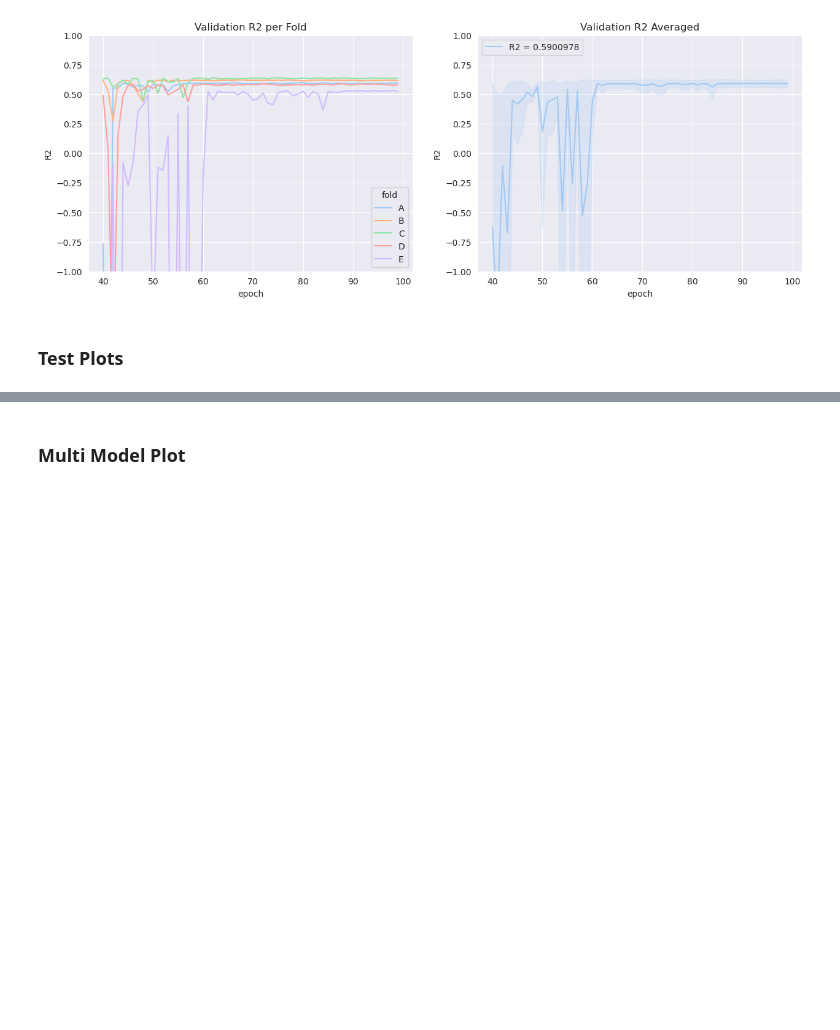
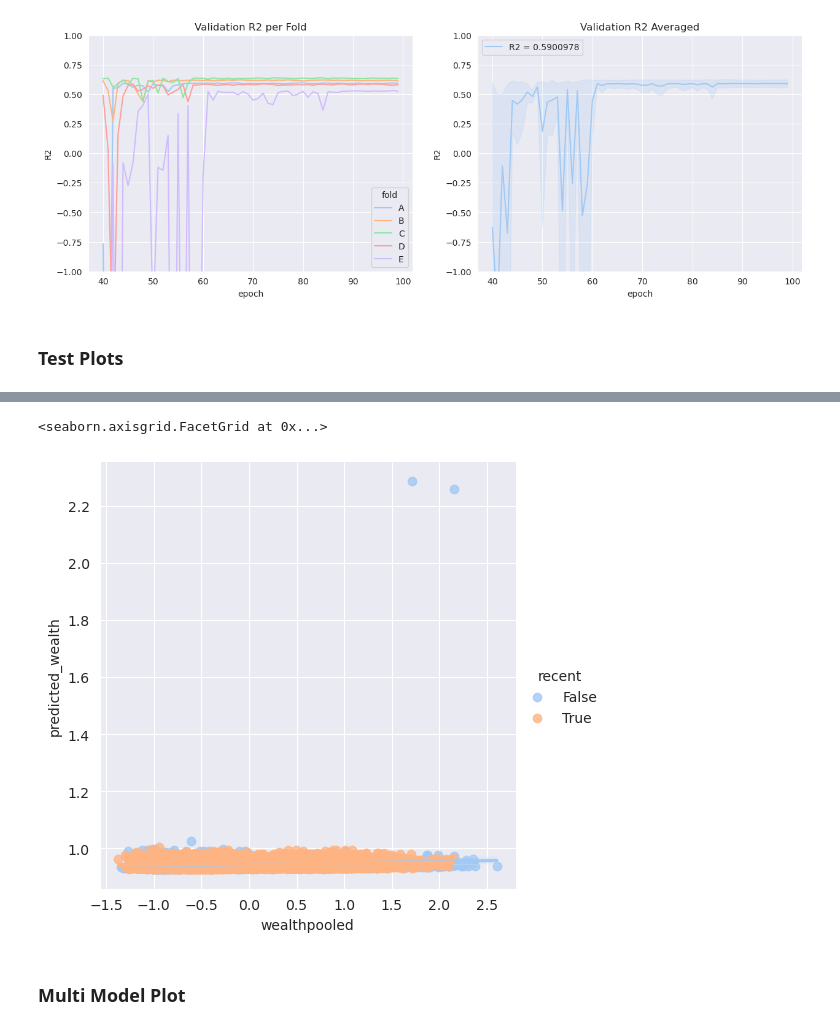
Before and after one commit to mpa-poverty/2-mpa, a Jupyter notebook: plot_results.ipynb, the cells around one changed output, grey strips where cells are left out. Drawn from its saved outputs; the diff is of its cells as text; code cells hidden in the pictures; blank space fills up the shorter version.

```diff
--- a/plot_results.ipynb
+++ b/plot_results.ipynb
@@ -93,2 +107,10 @@ africa.plot(
+# %%
+df_test['recent']=False
+df_test['recent'] = df_test.apply(lambda x: x.year>=2012, axis=1)
+# %%
+sns.lmplot(x="wealthpooled", y="predicted_wealth", hue="recent", data=df_test)
+# %% [output]
+<seaborn.axisgrid.FacetGrid at 0x...>
+[figure, added]
 # %% [markdown]
 ### Multi Model Plot
```
Also changed, not shown: parts of 9 cells of this notebook, 6 other files.
